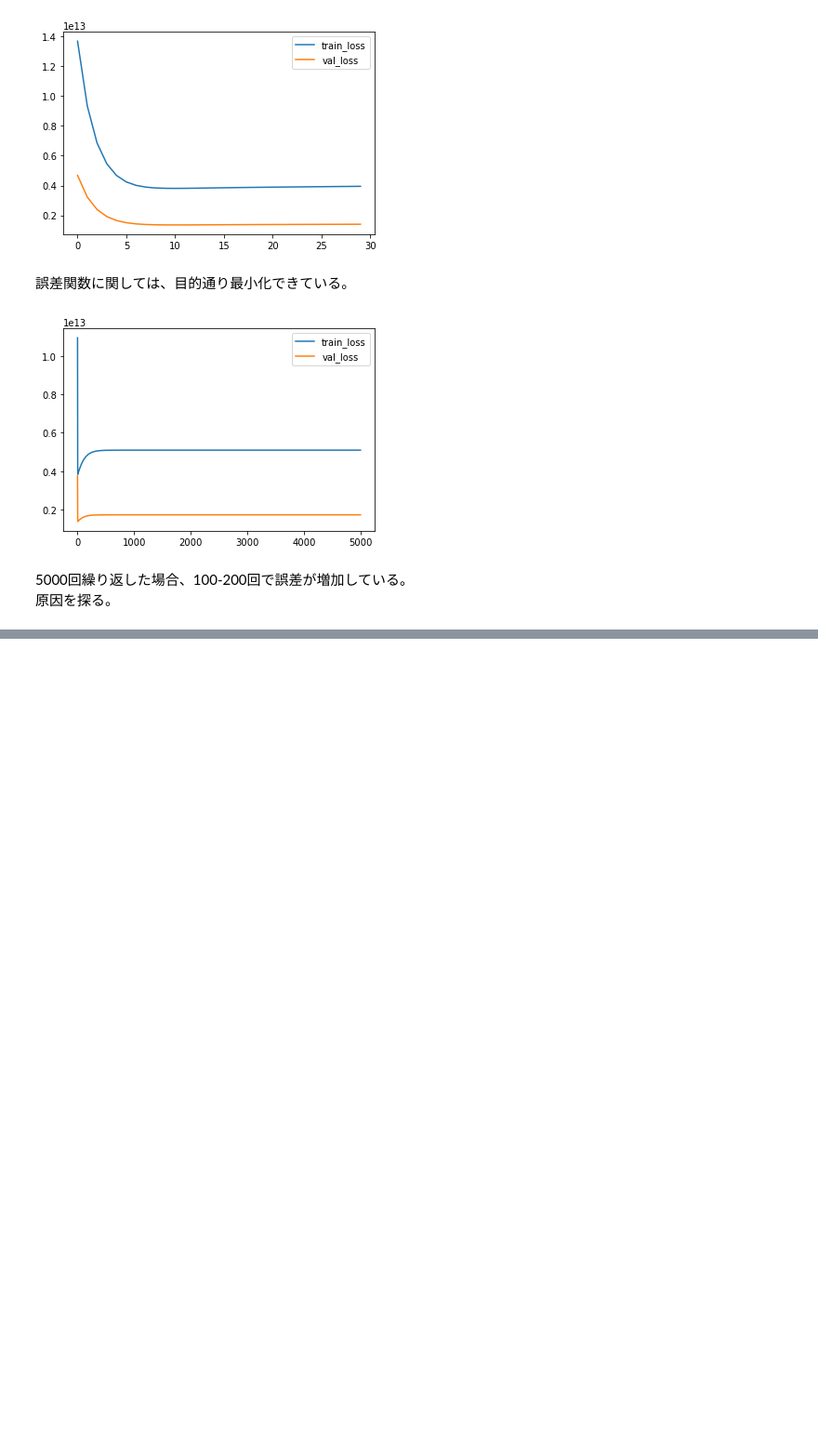
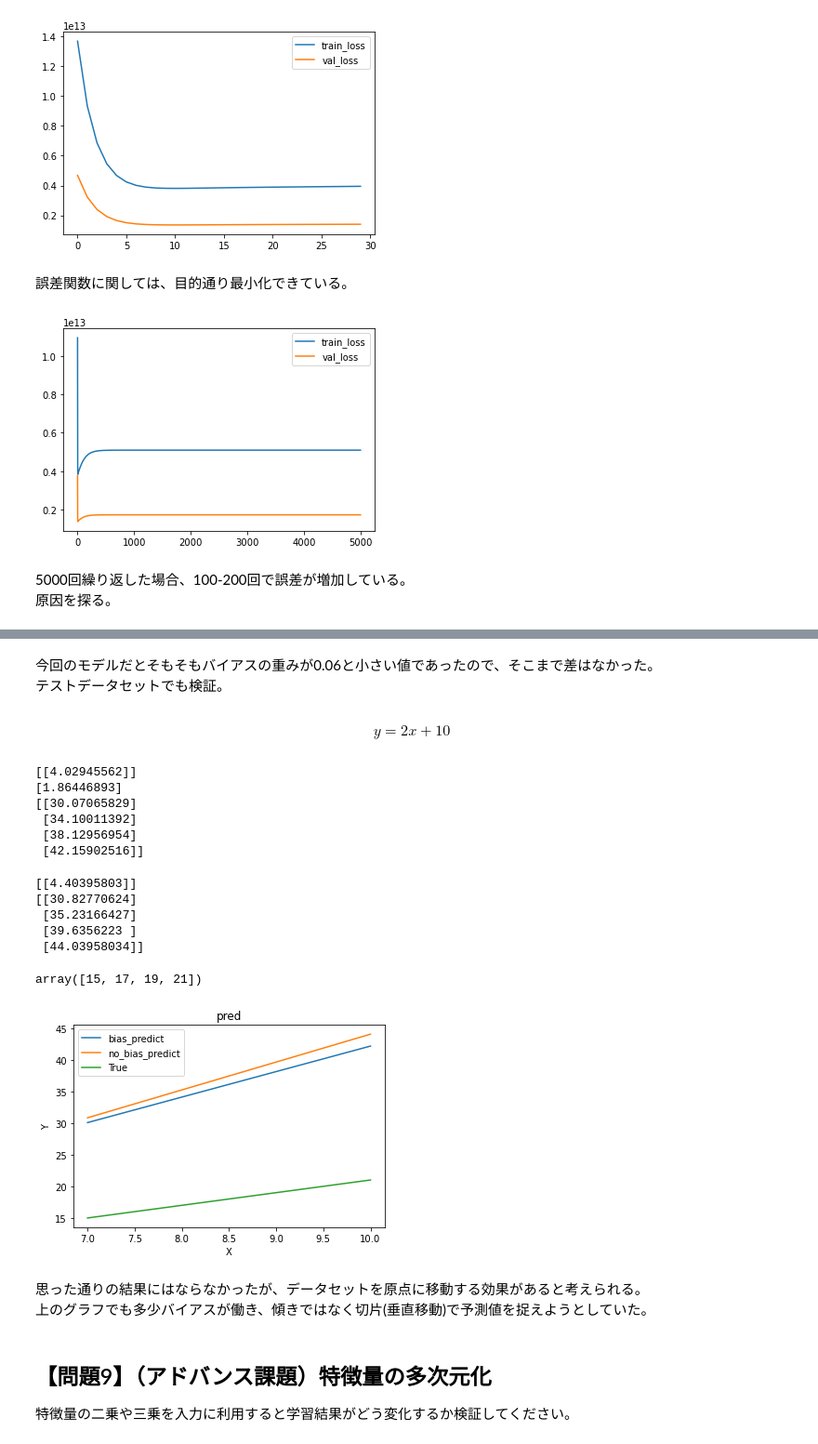
Before and after one commit to satoshi-MTS/DIC_Linear_regression, a Jupyter notebook: result.ipynb, the cells around one changed output, grey strips where cells are left out. Shown at 93% size. Saved outputs shown, nothing was run; the diff lists cells and outputs as text; code cells hidden in the pictures; blank space fills up the shorter version.

```diff
--- a/result.ipynb
+++ b/result.ipynb
@@ -580,0 +702,61 @@ plt.legend();
+# %% [markdown]
+今回のモデルだとそもそもバイアスの重みが0.06と小さい値であったので、そこまで差はなかった。
+テストデータセットでも検証。
+# %%
+# 検証でーた　セット
+train_x = np.array([0, 1, 2, 3, 4, 5, 6])
+train_y = np.array([11, 13, 15, 17.25, 18.75, 20.75, 22.25])
+test_x = np.array([7, 8, 9, 10])
+test_y = np.array([25, 27, 29, 31])
+train_x = train_x.reshape(train_x.shape[0], 1)
+train_y = train_y.reshape(train_y.shape[0], 1)
+test_x = test_x.reshape(test_x.shape[0], 1)
+test_y = test_y.reshape(test_y.shape[0], 1)
+# %% [markdown]
+$$y=2x+10$$
+# %%
+#  バイアスがある場合
+BY_test = ScratchLinearRegression(num_iter=30, lr=0.01)
+BY_test.fit(train_x, train_y, test_x, test_y)
+print(BY_test.coef_)
+print(BY_test.intercept_)
+print(BY_test.predict(test_x))
+# %% [output]
+[[4.02945562]]
+[1.86446893]
+[[30.07065829]
+ [34.10011392]
+ [38.12956954]
+ [42.15902516]]
+# %%
+# バイアスがない場合
+BN_test = ScratchLinearRegression(num_iter=30, lr=0.01, no_bias=True)
+BN_test.fit(train_x, train_y, test_x, test_y)
+print(BN_test.coef_)
+print(BN_test.predict(test_x))
+# %% [output]
+[[4.40395803]]
+[[30.82770624]
+ [35.23166427]
+ [39.6356223 ]
+ [44.03958034]]
+# %%
+np.array([7, 8, 9, 10]) *2 + 1
+# %% [output]
+array([15, 17, 19, 21])
+# %%
+plt.plot(np.array([7, 8, 9, 10]), BY_test.predict(test_x), label='bias_predict')
+plt.plot(np.array([7, 8, 9, 10]), BN_test.predict(test_x), label='no_bias_predict')
+plt.plot(np.array([7, 8, 9, 10]), np.array([7, 8, 9, 10]) *2 + 1, label='True')
+plt.xlabel('X')
+plt.ylabel('Y')
+plt.title('pred')
+plt.legend();
+# %% [output]
+[figure, added]
+# %% [markdown]
+思った通りの結果にはならなかったが、データセットを原点に移動する効果があると考えられる。
+上のグラフでも多少バイアスが働き、傾きではなく切片(垂直移動)で予測値を捉えようとしていた。
+# %% [markdown]
+## 【問題9】（アドバンス課題）特徴量の多次元化
+特徴量の二乗や三乗を入力に利用すると学習結果がどう変化するか検証してください。
```
Also changed, not shown: parts of 25 cells of this notebook.
